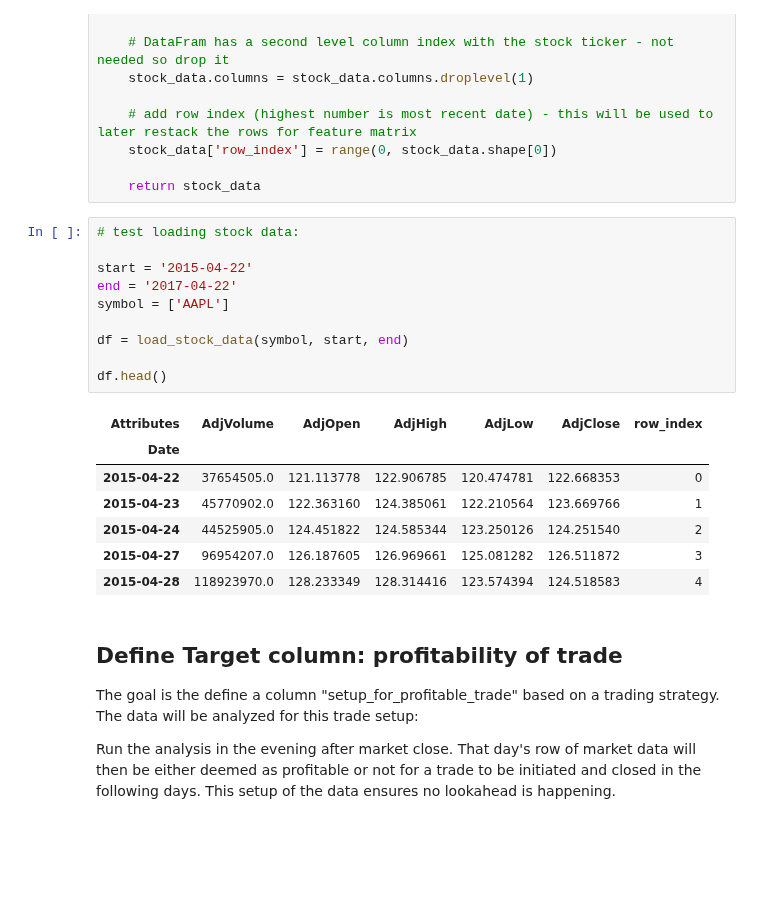
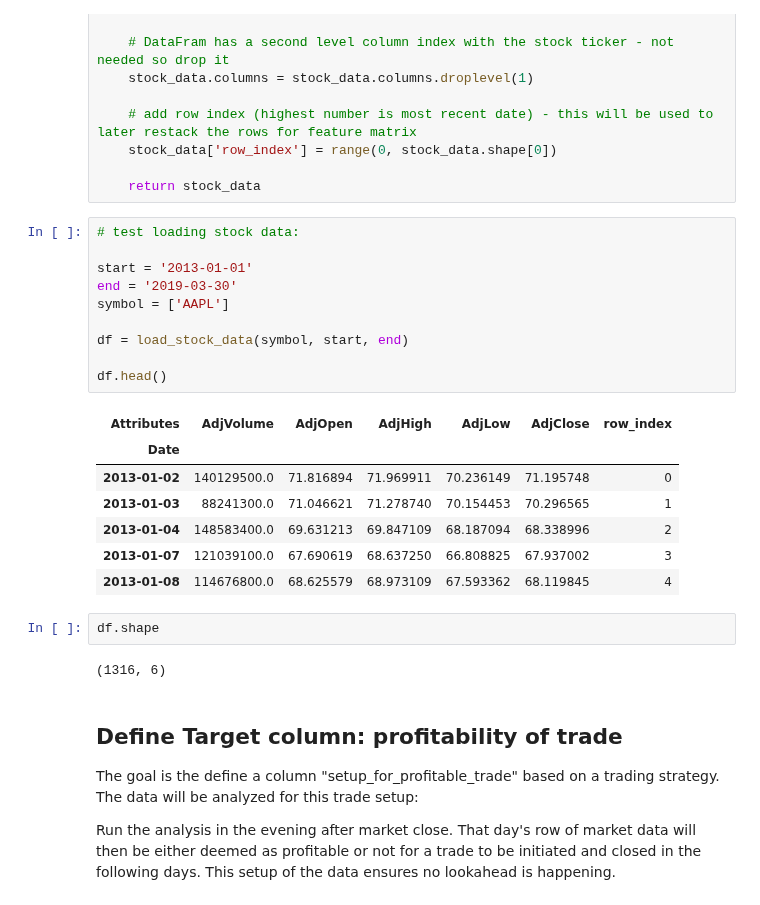
Before and after one commit to Lindstaedt/Stock-recommendation-with-ML, a Jupyter notebook: trader.ipynb, the cells around one changed output. Drawn from its saved outputs; the diff is of its cells as text; blank space fills up the shorter version.

```diff
--- a/trader.ipynb
+++ b/trader.ipynb
@@ -56,21 +56,25 @@ def load_stock_data(ticker, start_date, end_date, Quandl_API_key=my_Quandl_API_k
 # %%
 # test loading stock data:
 
-start = '2015-04-22'
-end = '2017-04-22'
+start = '2013-01-01'
+end = '2019-03-30'
 symbol = ['AAPL']
 
 df = load_stock_data(symbol, start, end)
 
 df.head()
 # %% [output]
 | Attributes | AdjVolume | AdjOpen | AdjHigh | AdjLow | AdjClose | row_index |
 | Date |  |  |  |  |  |  |
-| 2015-04-22 | 37654505.0 | 121.113778 | 122.906785 | 120.474781 | 122.668353 | 0 |
-| 2015-04-23 | 45770902.0 | 122.363160 | 124.385061 | 122.210564 | 123.669766 | 1 |
-| 2015-04-24 | 44525905.0 | 124.451822 | 124.585344 | 123.250126 | 124.251540 | 2 |
-| 2015-04-27 | 96954207.0 | 126.187605 | 126.969661 | 125.081282 | 126.511872 | 3 |
-| 2015-04-28 | 118923970.0 | 128.233349 | 128.314416 | 123.574394 | 124.518583 | 4 |
+| 2013-01-02 | 140129500.0 | 71.816894 | 71.969911 | 70.236149 | 71.195748 | 0 |
+| 2013-01-03 | 88241300.0 | 71.046621 | 71.278740 | 70.154453 | 70.296565 | 1 |
+| 2013-01-04 | 148583400.0 | 69.631213 | 69.847109 | 68.187094 | 68.338996 | 2 |
+| 2013-01-07 | 121039100.0 | 67.690619 | 68.637250 | 66.808825 | 67.937002 | 3 |
+| 2013-01-08 | 114676800.0 | 68.625579 | 68.973109 | 67.593362 | 68.119845 | 4 |
+# %%
+df.shape
+# %% [output]
+(1316, 6)
 # %% [markdown]
 ## Define Target column: profitability of trade
 
```
Also changed, not shown: parts of 30 cells of this notebook.
